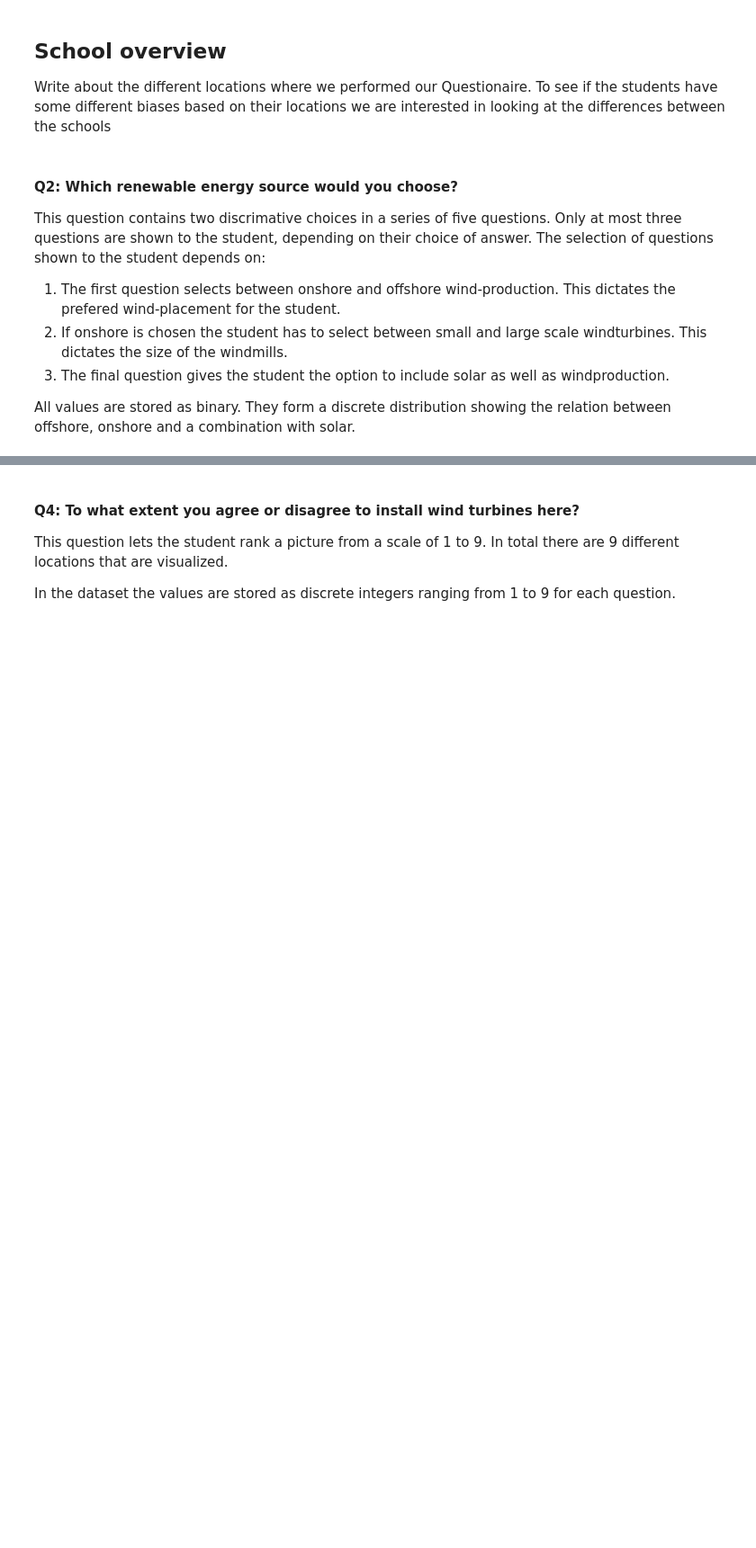
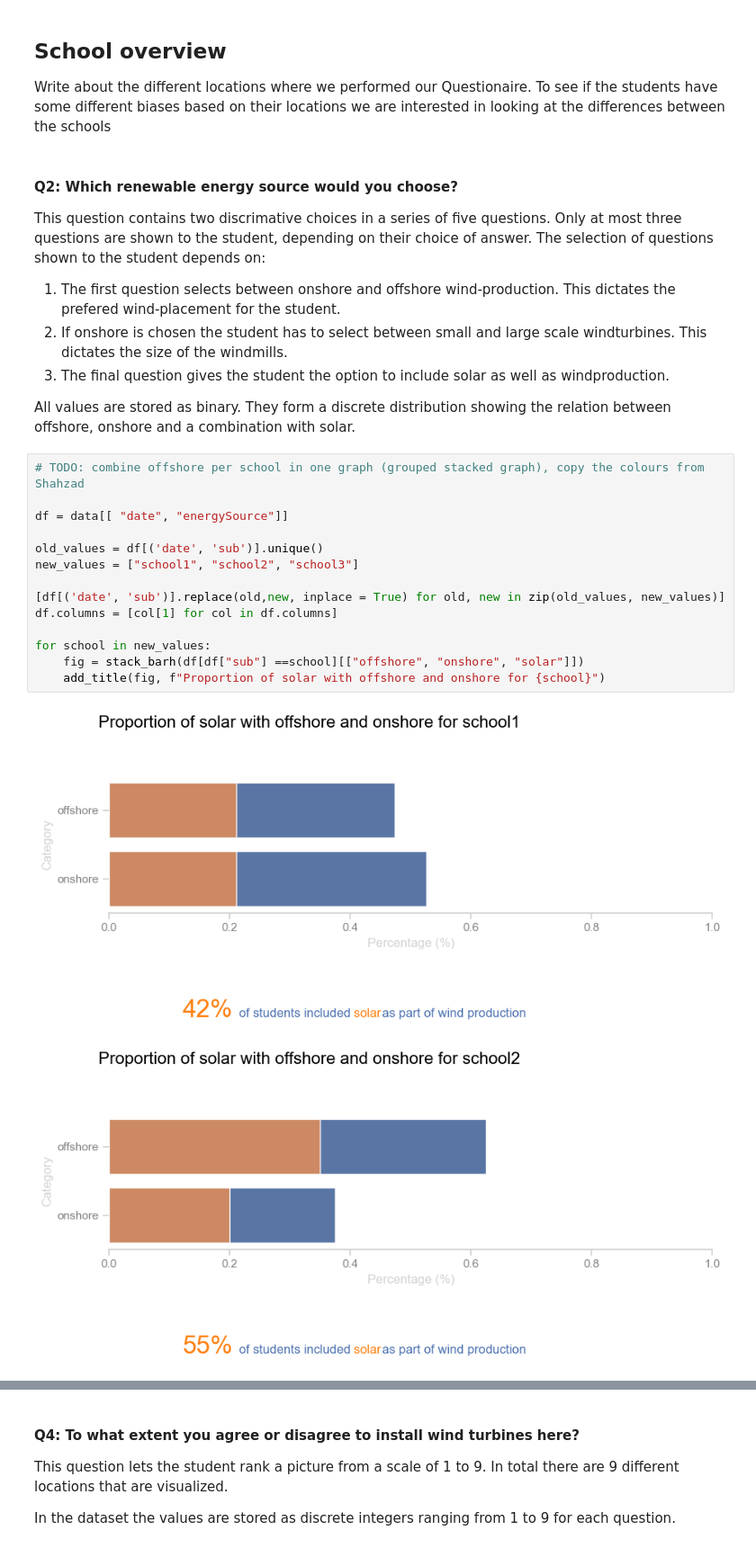
Before and after one commit to JavedMS/Mapping_Workshops_EFF, a Jupyter notebook: final.ipynb, the cells around one changed output, grey strips where cells are left out. Shown at 90% size. Drawn from its saved outputs; the diff is of its cells as text; blank space fills up the shorter version.

```diff
--- a/final.ipynb
+++ b/final.ipynb
@@ -220,3 +176,20 @@ This question contains two discrimative choices in a series of five questions. O
 3. The final question gives the student the option to include solar as well as windproduction.
 
 All values are stored as binary. They form a discrete distribution showing the relation between offshore, onshore and a combination with solar.
+# %%
+# TODO: combine offshore per school in one graph (grouped stacked graph), copy the colours from Shahzad
+
+df = data[[ "date", "energySource"]]
+
+old_values = df[('date', 'sub')].unique()
+new_values = ["school1", "school2", "school3"]
+
+[df[('date', 'sub')].replace(old,new, inplace = True) for old, new in zip(old_values, new_values)]
+df.columns = [col[1] for col in df.columns]
+
+for school in new_values:
+    fig = stack_barh(df[df["sub"] ==school][["offshore", "onshore", "solar"]])
+    add_title(fig, f"Proportion of solar with offshore and onshore for {school}")
+# %% [output]
+[figure, added]
+[figure, added]
```
Also changed, not shown: parts of 13 cells of this notebook, 3 other files.
